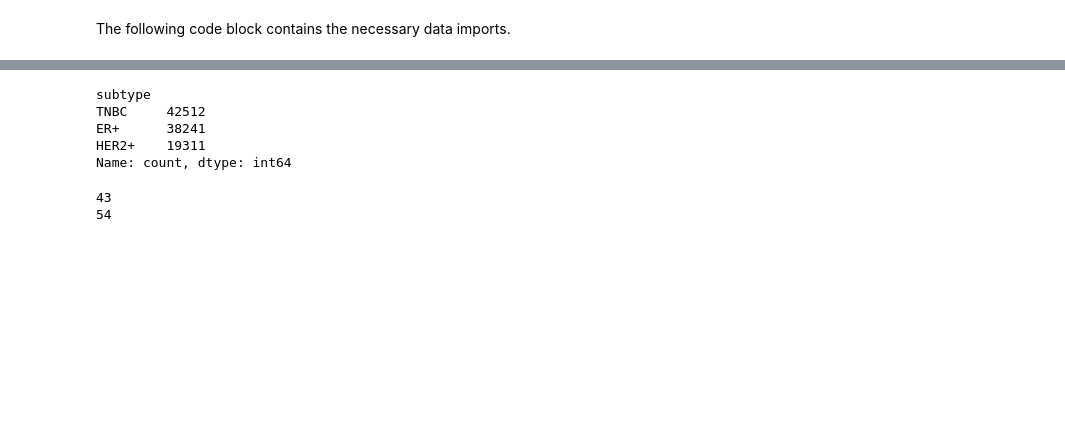
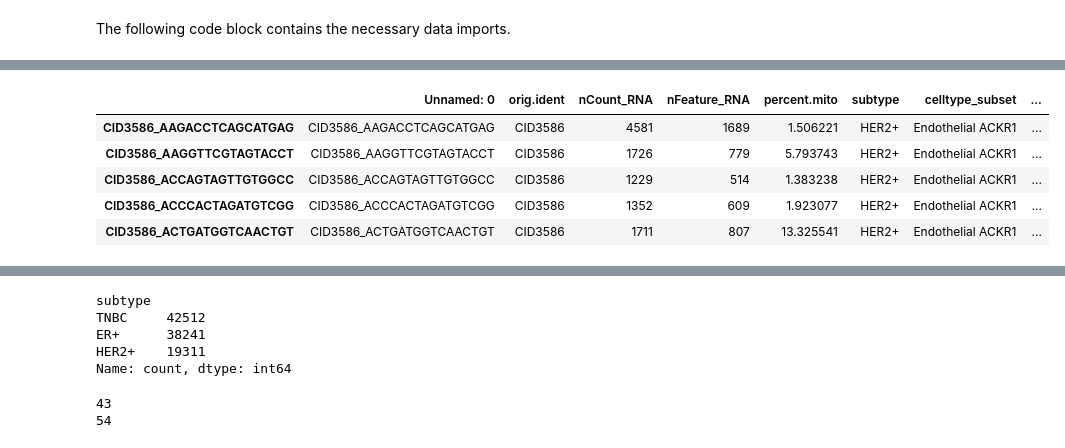
Before and after one commit to oliverraj/interpretable-machine-learning-oncology, a Jupyter notebook: notebooks/GSE176078.ipynb, the cells around one changed output, grey strips where cells are left out. Saved outputs shown, nothing was run; the diff lists cells and outputs as text; code cells hidden in the pictures; blank space fills up the shorter version.

```diff
--- a/notebooks/GSE176078.ipynb
+++ b/notebooks/GSE176078.ipynb
@@ -169,0 +30,3 @@ Name: count, dtype: int64
+# %%
+X = mmread(f"""{assets}GSE176078/count_matrix_sparse.mtx""").tocsr().T
+X
@@ -169,0 +89,13 @@ Name: count, dtype: int64
+# %%
+# Set .obs using barcodes and align metadata
+adata.obs_names = barcodes["cell_id"].astype(str).values
+metadata.index = adata.obs_names
+adata.obs = metadata
+adata.obs.head()
+# %% [output]
+|  | Unnamed: 0 | orig.ident | nCount_RNA | nFeature_RNA | percent.mito | subtype | celltype_subset | ... |
+| CID3586_AAGACCTCAGCATGAG | CID3586_AAGACCTCAGCATGAG | CID3586 | 4581 | 1689 | 1.506221 | HER2+ | Endothelial ACKR1 | ... |
+| CID3586_AAGGTTCGTAGTACCT | CID3586_AAGGTTCGTAGTACCT | CID3586 | 1726 | 779 | 5.793743 | HER2+ | Endothelial ACKR1 | ... |
+| CID3586_ACCAGTAGTTGTGGCC | CID3586_ACCAGTAGTTGTGGCC | CID3586 | 1229 | 514 | 1.383238 | HER2+ | Endothelial ACKR1 | ... |
+| CID3586_ACCCACTAGATGTCGG | CID3586_ACCCACTAGATGTCGG | CID3586 | 1352 | 609 | 1.923077 | HER2+ | Endothelial ACKR1 | ... |
+| CID3586_ACTGATGGTCAACTGT | CID3586_ACTGATGGTCAACTGT | CID3586 | 1711 | 807 | 13.325541 | HER2+ | Endothelial ACKR1 | ... |
```
Also changed, not shown: parts of 35 cells of this notebook.
